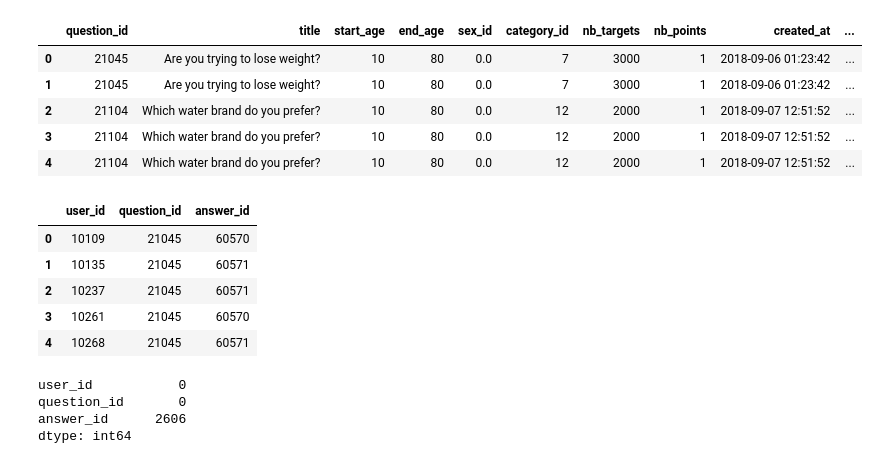
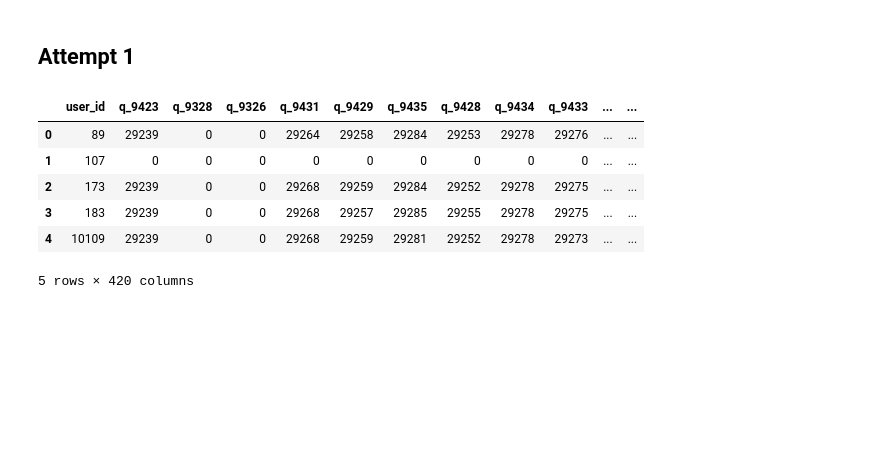
Before and after one commit to waficf/Kaggle_Competitions, a Jupyter notebook: my_say.ipynb, the cells around one changed output. Drawn from its saved outputs; the diff is of its cells as text; code cells hidden in the pictures; blank space fills up the shorter version.

```diff
--- a/my_say.ipynb
+++ b/my_say.ipynb
@@ -11,9 +5,14 @@ df_3 = pd.read_csv('/Users/wafic/Downloads/data/my_say/User_Question_Answer.csv'
+# %% [markdown]
+## Attempt 1
+# %%
+data = pd.read_csv('Data/my/QAID.csv')
 # %%
-df_2.head(5)
+data.head(5)
 # %% [output]
-|  | question_id | title | start_age | end_age | sex_id | category_id | nb_targets | nb_points | created_at | ... |
-| 0 | 21045 | Are you trying to lose weight? | 10 | 80 | 0.0 | 7 | 3000 | 1 | 2018-09-06 01:23:42 | ... |
-| 1 | 21045 | Are you trying to lose weight? | 10 | 80 | 0.0 | 7 | 3000 | 1 | 2018-09-06 01:23:42 | ... |
-| 2 | 21104 | Which water brand do you prefer? | 10 | 80 | 0.0 | 12 | 2000 | 1 | 2018-09-07 12:51:52 | ... |
-| 3 | 21104 | Which water brand do you prefer? | 10 | 80 | 0.0 | 12 | 2000 | 1 | 2018-09-07 12:51:52 | ... |
-| 4 | 21104 | Which water brand do you prefer? | 10 | 80 | 0.0 | 12 | 2000 | 1 | 2018-09-07 12:51:52 | ... |
+|  | user_id | q_9423 | q_9328 | q_9326 | q_9431 | q_9429 | q_9435 | q_9428 | q_9434 | q_9433 | ... | ... |
+| 0 | 89 | 29239 | 0 | 0 | 29264 | 29258 | 29284 | 29253 | 29278 | 29276 | ... | ... |
+| 1 | 107 | 0 | 0 | 0 | 0 | 0 | 0 | 0 | 0 | 0 | ... | ... |
+| 2 | 173 | 29239 | 0 | 0 | 29268 | 29259 | 29284 | 29252 | 29278 | 29275 | ... | ... |
+| 3 | 183 | 29239 | 0 | 0 | 29268 | 29257 | 29285 | 29255 | 29278 | 29275 | ... | ... |
+| 4 | 10109 | 29239 | 0 | 0 | 29268 | 29259 | 29281 | 29252 | 29278 | 29273 | ... | ... |
+5 rows × 420 columns
@@ -27,16 +18,0 @@ results = df_3[['user_id', 'question_id', 'answer_id']]
-# %%
-results.head()
-# %% [output]
-|  | user_id | question_id | answer_id |
-| 0 | 10109 | 21045 | 60570 |
-| 1 | 10135 | 21045 | 60571 |
-| 2 | 10237 | 21045 | 60571 |
-| 3 | 10261 | 21045 | 60570 |
-| 4 | 10268 | 21045 | 60571 |
-# %%
-results.isnull().sum()
-# %% [output]
-user_id           0
-question_id       0
-answer_id      2606
-dtype: int64
```
Also changed, not shown: parts of 58 cells of this notebook.
